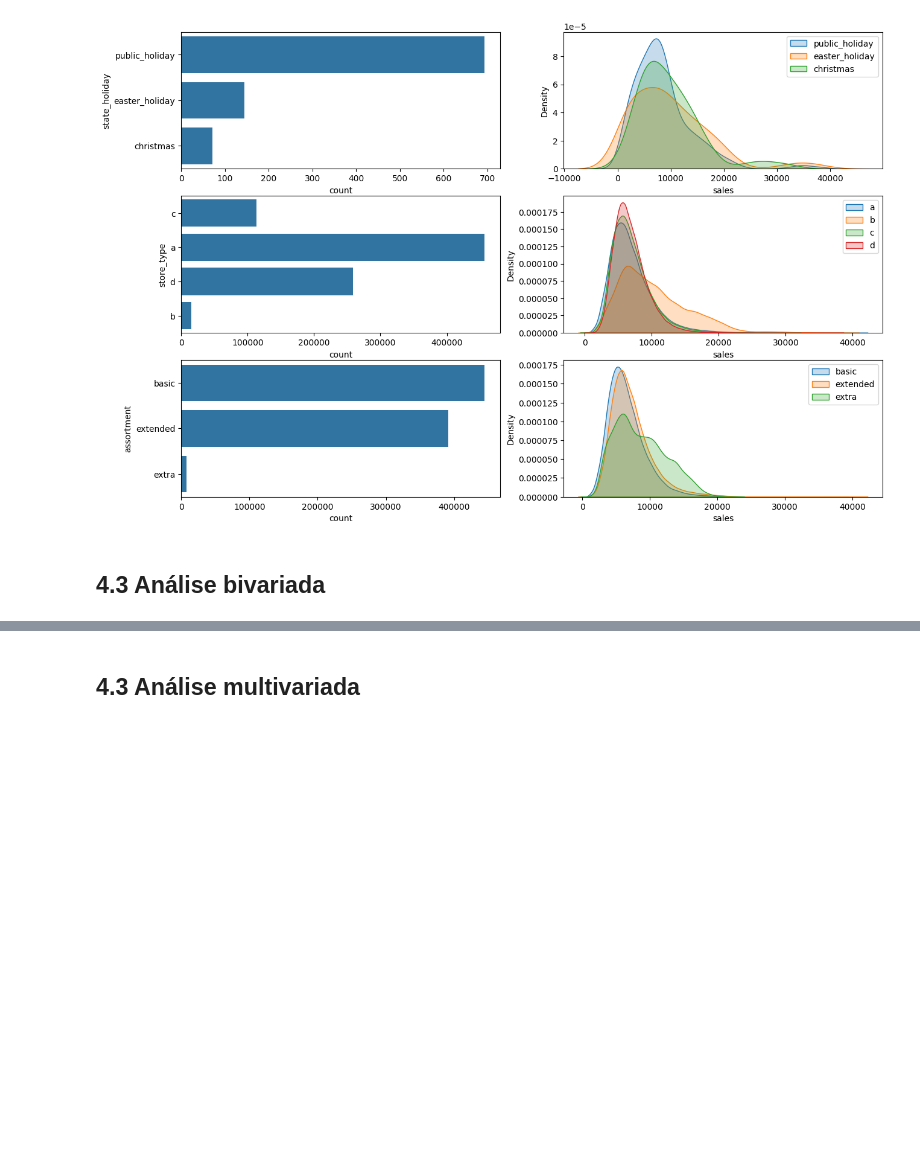
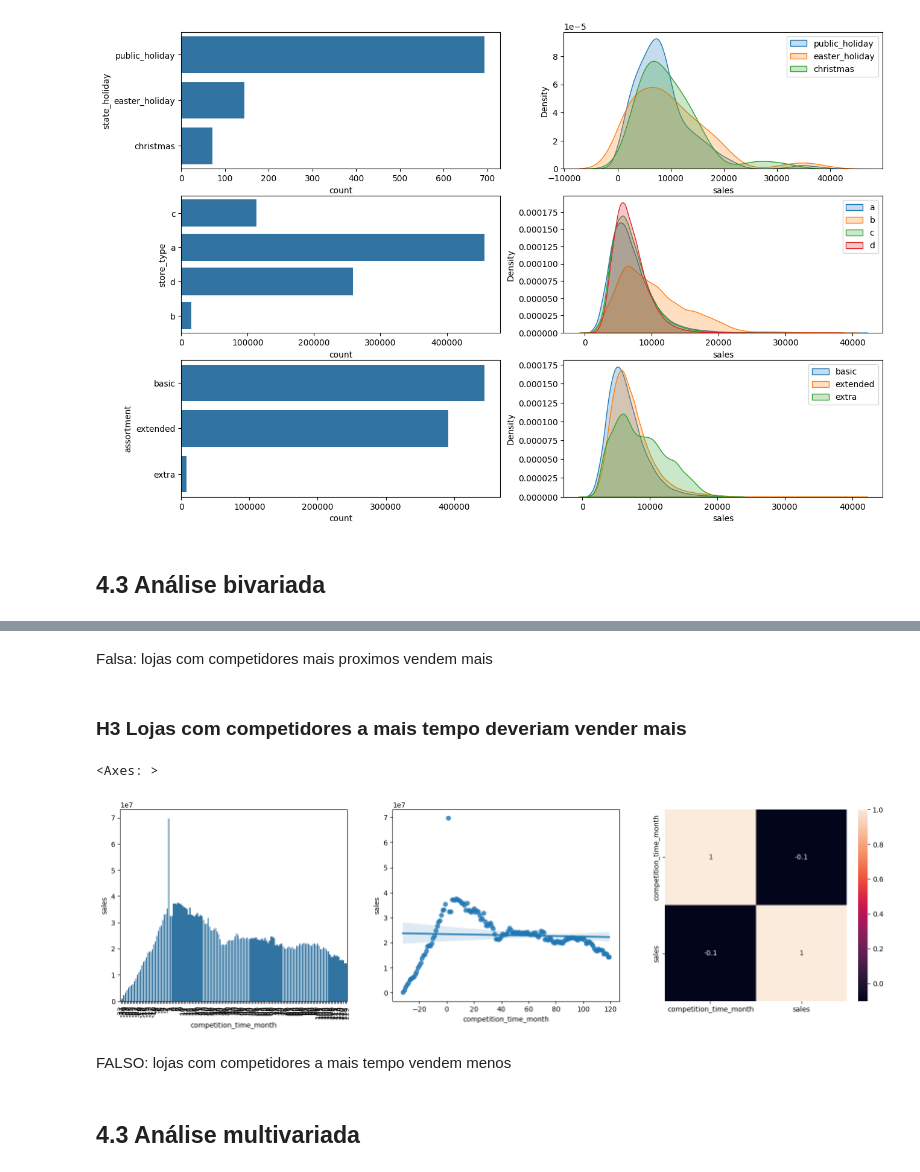
Before and after one commit to juanzimmer/ds_prod_resumo, a Jupyter notebook: notebook.ipynb, the cells around one changed output, grey strips where cells are left out. Cells and saved outputs as stored; diff of their text form; code cells hidden in the pictures; blank space fills up the shorter version.

```diff
--- a/notebook.ipynb
+++ b/notebook.ipynb
@@ -514,3 +568,28 @@ plt.legend()
+# %% [markdown]
+Falsa: lojas com competidores mais proximos vendem mais
+# %% [markdown]
+### H3 Lojas com competidores a mais tempo deveriam vender mais
+# %%
+plt.figure(figsize=(20, 5))
+
+aux = df4[['competition_time_month', 'sales']].groupby('competition_time_month').sum().reset_index()
+aux = aux[(aux['competition_time_month'] < 120) & (aux['competition_time_month'] != 0)]
+
+plt.subplot(1, 3, 1)
+sns.barplot(data = aux, x = 'competition_time_month', y = 'sales')
+plt.xticks(rotation = 90);
+
+plt.subplot(1, 3, 2)
+sns.regplot(data = aux, x = 'competition_time_month', y = 'sales')
+
+plt.subplot(1, 3, 3)
+aux = df4[['competition_time_month', 'sales']].groupby('competition_time_month').sum().reset_index()
+sns.heatmap(aux.corr(method='pearson'), annot=True)
+# %% [output]
+<Axes: >
+[figure, added]
+# %% [markdown]
+FALSO: lojas com competidores a mais tempo vendem menos
 # %% [markdown]
 ## 4.3 Análise multivariada
 # %% [markdown]
```
Also changed, not shown: parts of 8 cells of this notebook.
